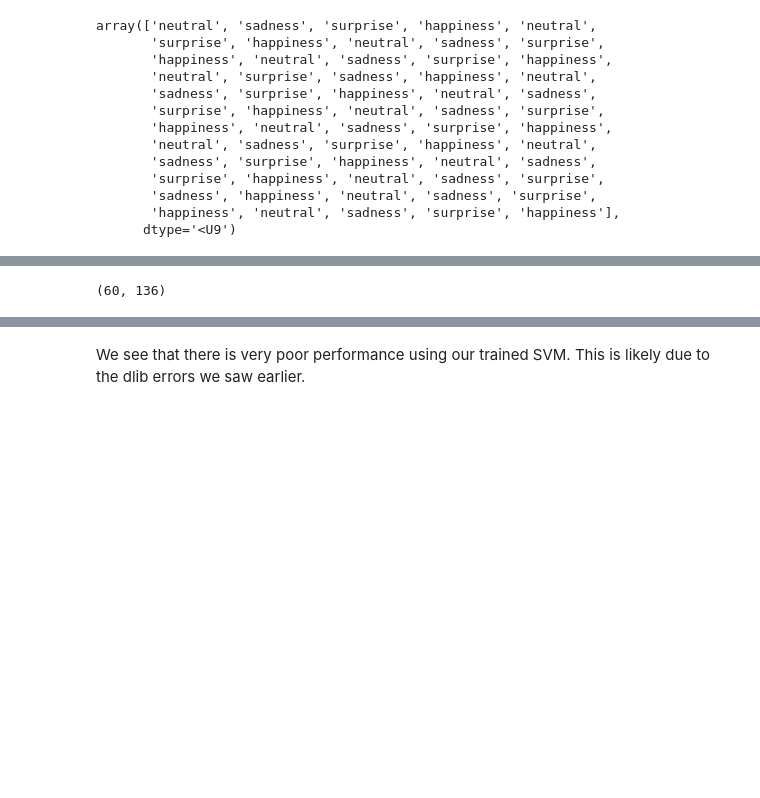
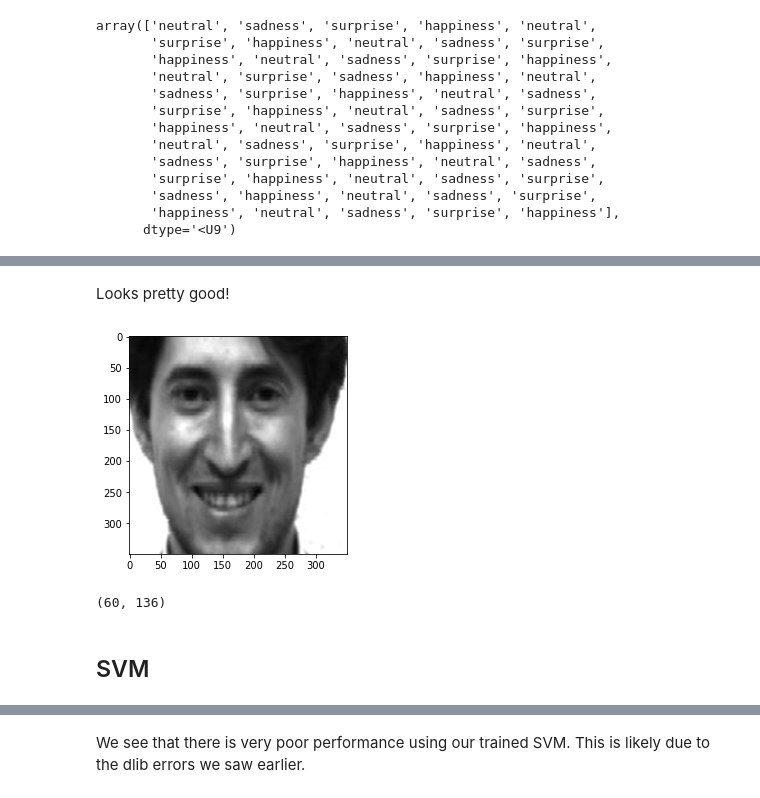
Before and after one commit to dshenker/ML2020FinalProject, a Jupyter notebook: ApplyingToYaleData.ipynb, the cells around one changed output, grey strips where cells are left out. Saved outputs shown, nothing was run; the diff lists cells and outputs as text; code cells hidden in the pictures; blank space fills up the shorter version.

```diff
--- a/ApplyingToYaleData.ipynb
+++ b/ApplyingToYaleData.ipynb
@@ -100,18 +147,38 @@ Unfortunately, dlib doesn't seem to be working properly here. This is an issue t
+# %% [markdown]
+Looks pretty good!
 # %%
 images = np.array(images)
 landmarks = []
+processed_images = []
+detector = dlib.get_frontal_face_detector()
+
 
 for img in images:
+  bounds = detector(img)[0]
+  #it will be pretty tight so I will expand it
+  img = img[bounds.top()-10:bounds.bottom()+10,bounds.left()-10:bounds.right()+10].copy()
+
+  #now going to resize again to 350 by 350
+  img = cv2.resize(img, dsize=(350, 350), interpolation=cv2.INTER_CUBIC)
+
+  processed_images.append(img)
+  plt.imshow(img,cmap='gray', vmin=0, vmax=255)
+
   rect = dlib.rectangle(0,0,img.shape[1],img.shape[0])
   landmark_curr = landmark_detector(img,rect)
   landmarks.append([[i.x,i.y] for i in landmark_curr.parts()])
 
+images = np.array(processed_images)
 landmarks = np.array(landmarks)
+# %% [output]
+[figure, added]
 # %%
 landmarks_flat = np.reshape(landmarks, (60, 136))
 landmarks_flat.shape
 # %% [output]
 (60, 136)
+# %% [markdown]
+## SVM
 # %%
 from sklearn.svm import SVC
 from sklearn import preprocessing
```
Also changed, not shown: parts of 24 cells of this notebook.
